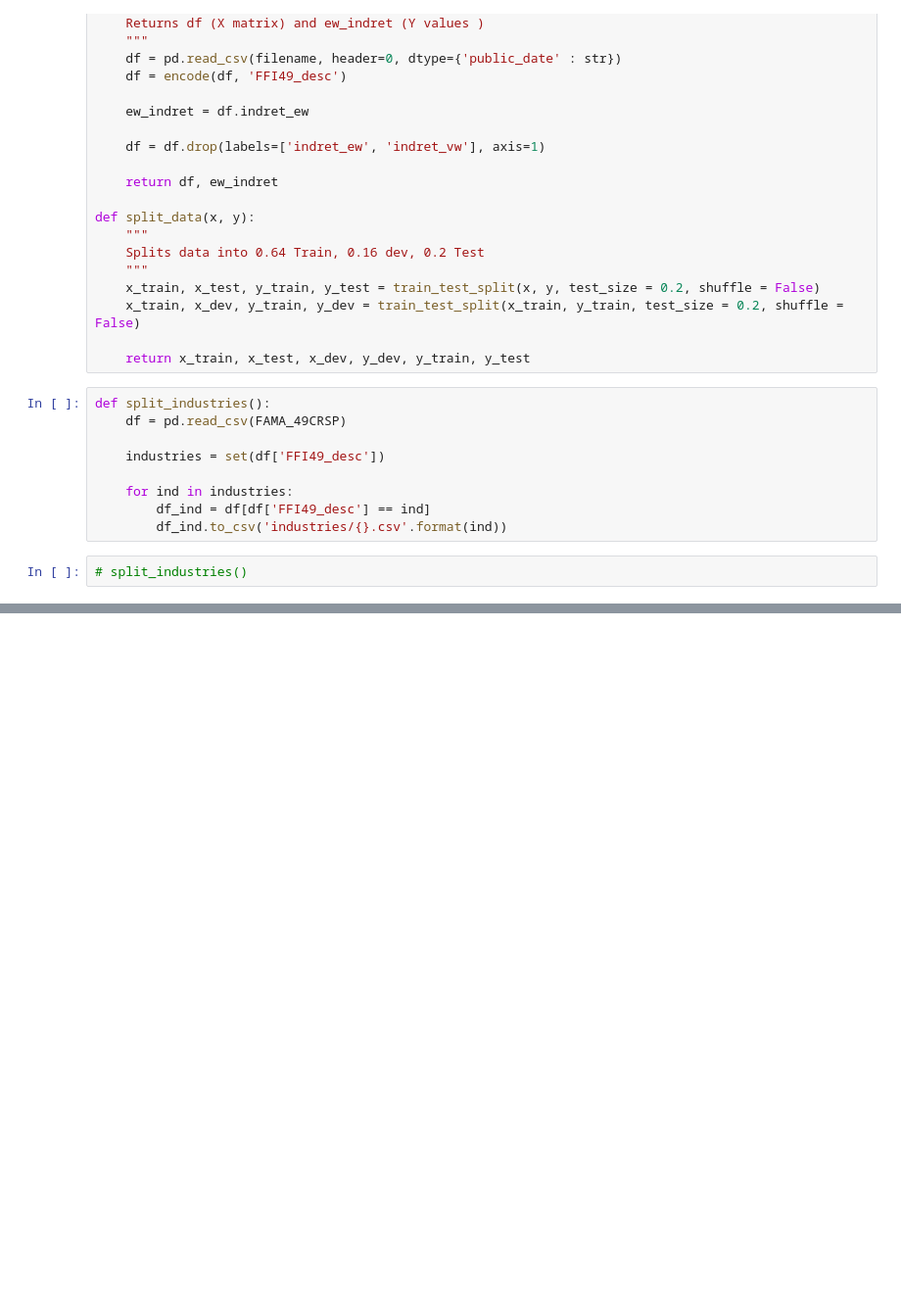
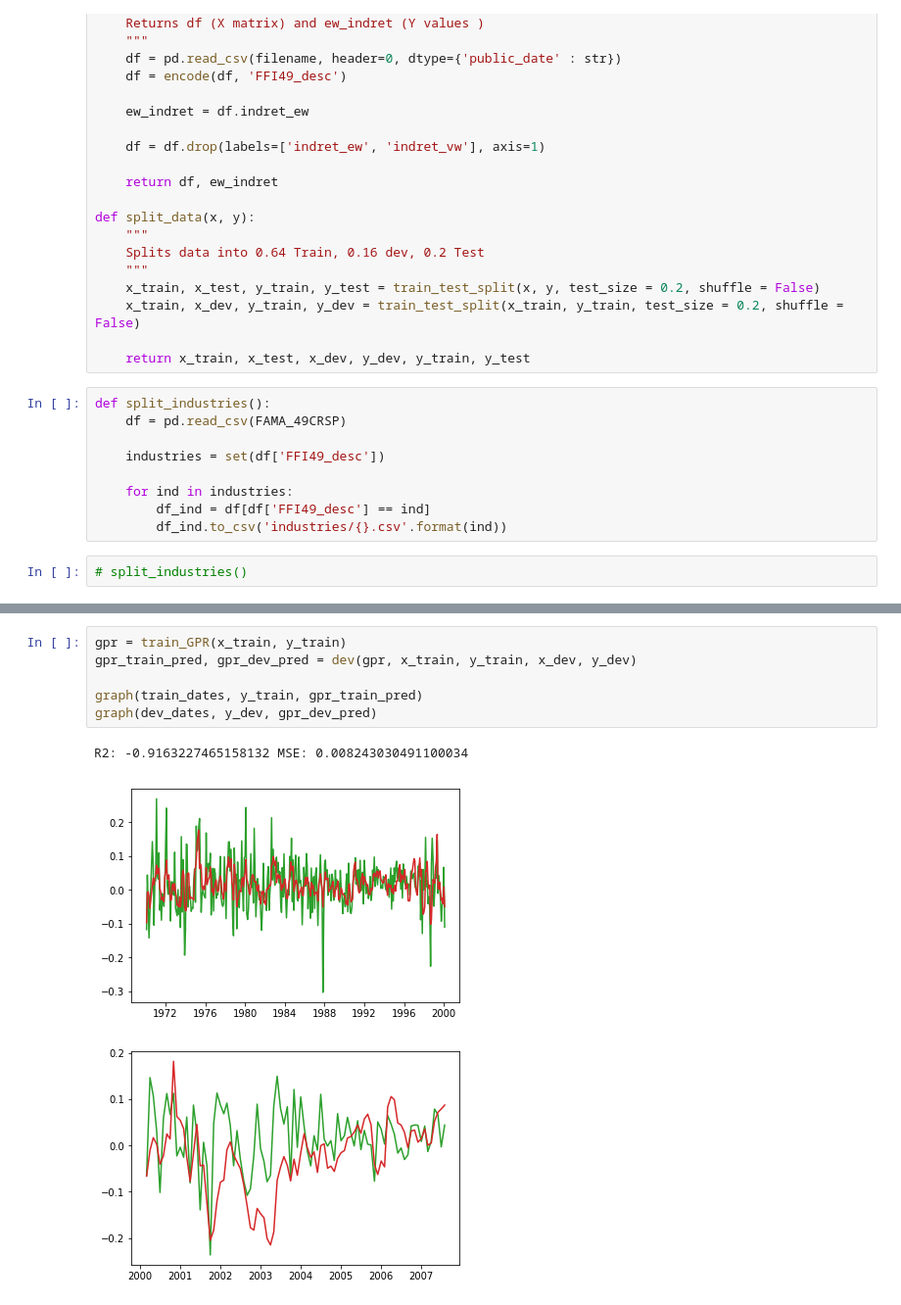
Before and after one commit to evazhang612/229proj, a Jupyter notebook: Untitled.ipynb, the cells around one changed output, grey strips where cells are left out. Shown at 98% size. Cells and saved outputs as stored; diff of their text form; blank space fills up the shorter version.

```diff
--- a/Untitled.ipynb
+++ b/Untitled.ipynb
@@ -116,0 +123,10 @@ print(y_dev_pred)
+# %%
+gpr = train_GPR(x_train, y_train)
+gpr_train_pred, gpr_dev_pred = dev(gpr, x_train, y_train, x_dev, y_dev)
+
+graph(train_dates, y_train, gpr_train_pred)
+graph(dev_dates, y_dev, gpr_dev_pred)
+# %% [output]
+R2: -0.9163227465158132 MSE: 0.008243030491100034
+[figure, added]
+[figure, added]
```
Also changed, not shown: parts of 26 cells of this notebook.
